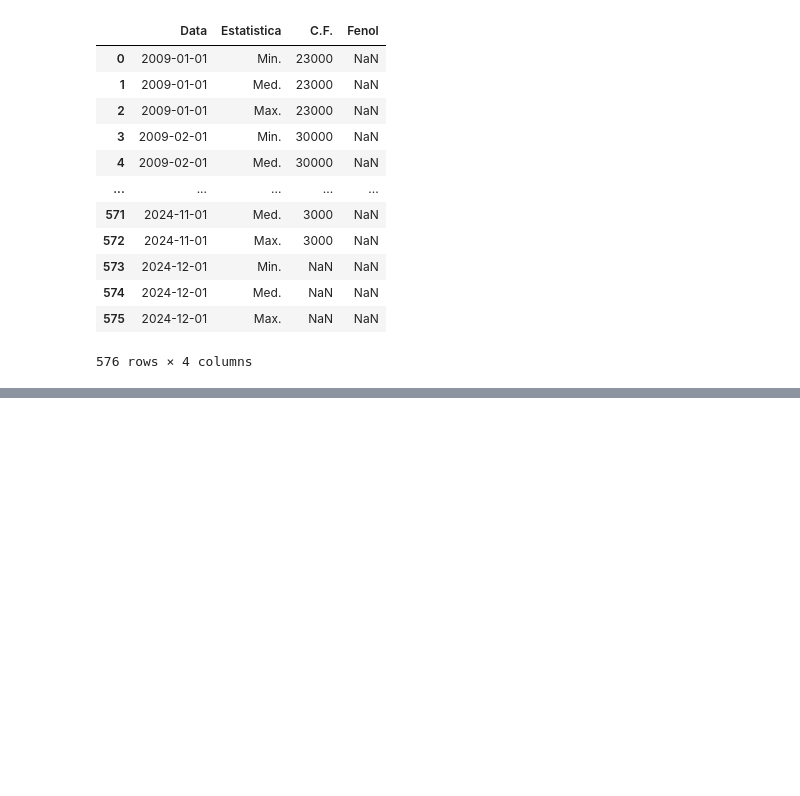
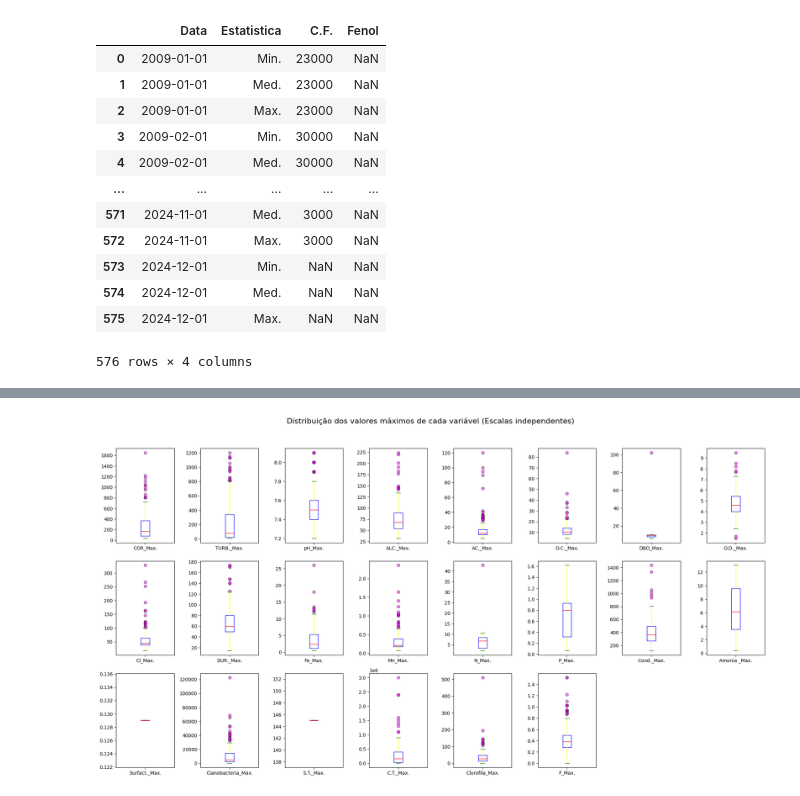
Before and after one commit to Guilherme-Betta/IC2, a Jupyter notebook: jupyter_notebooks/analise_descritiva.ipynb, the cells around one changed output, grey strips where cells are left out. Cells and saved outputs as stored; diff of their text form; code cells hidden in the pictures; blank space fills up the shorter version.

```diff
--- a/jupyter_notebooks/analise_descritiva.ipynb
+++ b/jupyter_notebooks/analise_descritiva.ipynb
@@ -108,0 +189,14 @@ dados.select_dtypes(exclude= float)   # Permite identificar colunas com valores
+# %%
+ax_max = dados_prontos[cols_max].plot(kind='box',
+                                subplots=True,
+                                layout=(6,8),
+                                figsize=(20,20),
+                                sharey=False,
+                                color = cores_customizadas,
+                                flierprops = estilo_outliers
+                                )
+plt.suptitle('Distribuição dos valores máximos de cada variável (Escalas independentes)', fontsize = 16, y = 1.02)
+
+plt.tight_layout()
+# %% [output]
+[figure, added]
```
Also changed, not shown: parts of 11 cells of this notebook, 1 other file.
